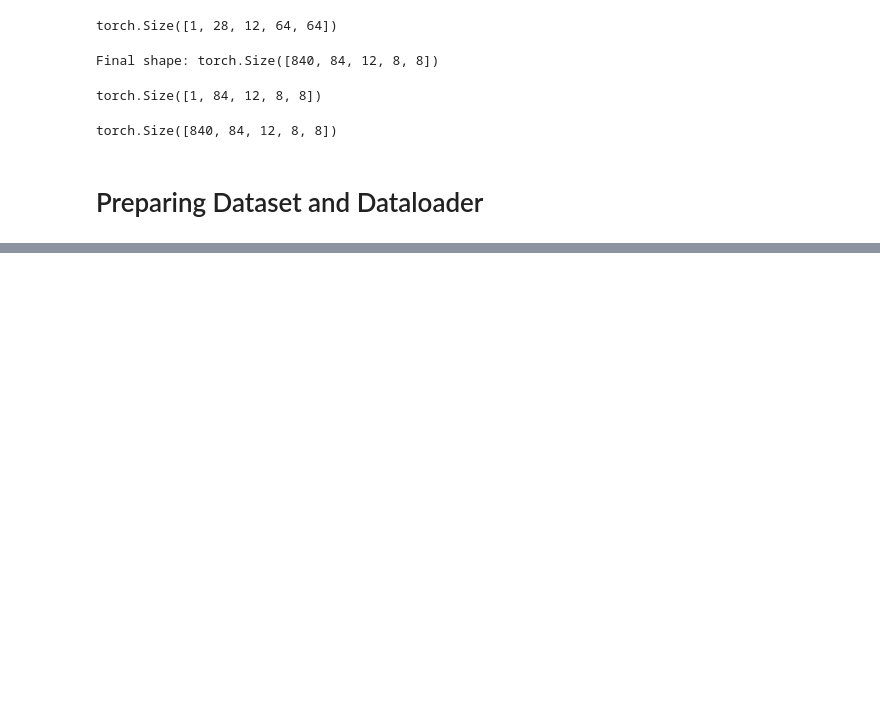
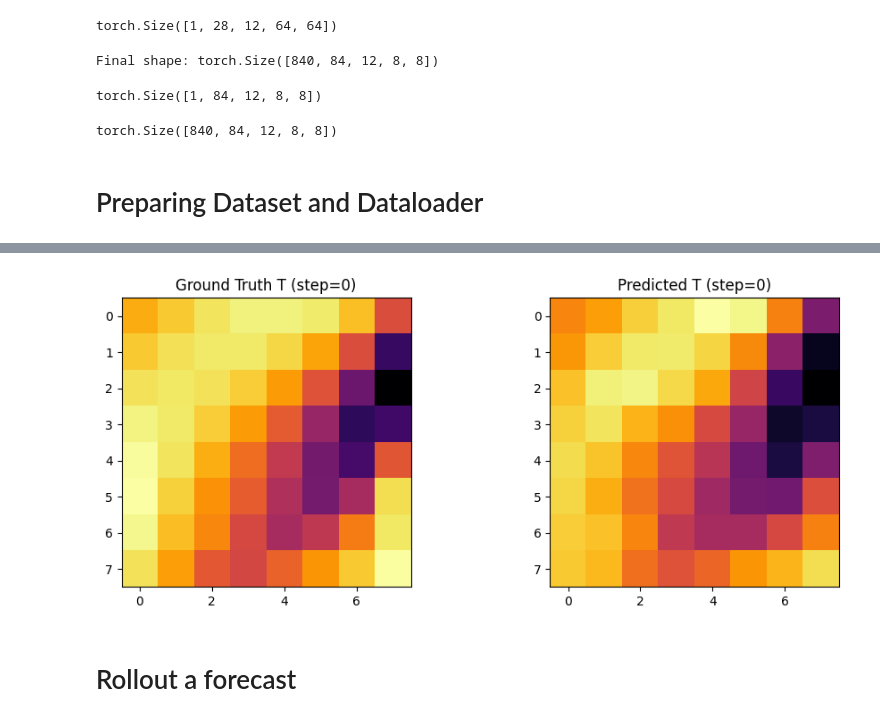
Before and after one commit to manmeet3591/mars_weather_digital_twin, a Jupyter notebook: mars_weather_dt.ipynb, the cells around one changed output, grey strips where cells are left out. Cells and saved outputs as stored; diff of their text form; code cells hidden in the pictures; blank space fills up the shorter version.

```diff
--- a/mars_weather_dt.ipynb
+++ b/mars_weather_dt.ipynb
@@ -622,0 +664,47 @@ Epoch [120/1000] - Train Loss: 0.0003, Validation Loss: 0.0003
+# %%
+def predict_sequence(model, input_seq, steps=5):
+    """
+    Rolls a forecast from input_seq (shape: [T, C, 12, 8, 8])
+    for a number of steps, using model's own predictions as inputs.
+    """
+    preds = []
+    current = input_seq.clone()
+    for _ in range(steps):
+        with torch.no_grad():
+            pred = model(current.unsqueeze(0).to(device)).squeeze(0).cpu()
+        preds.append(pred)
+        current = pred  # roll forward
+    return preds
+# %%
+sample_input = torch.from_numpy(inputs[0])  # shape: [84, 12, 8, 8]
+sample_target = [torch.from_numpy(targets[i]) for i in range(1, 6)]
+
+forecasted = predict_sequence(model, sample_input, steps=5)
+# %%
+import matplotlib.pyplot as plt
+
+def plot_comparison(preds, targets, level_index=0, variable="T", step=0):
+    """
+    Plot actual vs predicted for lowest pressure level at given step.
+    Assumes shape [84, 12, 8, 8] with T, U, V stacked on pfull.
+    """
+    # Assuming T is first third of channels
+    pfull = preds[step].shape[0] // 3
+    t_pred = preds[step][level_index].numpy()
+    t_true = targets[step][level_index].numpy()
+
+    fig, axs = plt.subplots(1, 2, figsize=(10, 4))
+    axs[0].imshow(t_true[0], cmap="inferno")
+    axs[0].set_title(f"Ground Truth T (step={step})")
+
+    axs[1].imshow(t_pred[0], cmap="inferno")
+    axs[1].set_title(f"Predicted T (step={step})")
+
+    plt.tight_layout()
+    plt.show()
+# %%
+plot_comparison(forecasted, sample_target, level_index=0, step=0)
+# %% [output]
+[figure, added]
+# %% [markdown]
+# Rollout a forecast
```
Also changed, not shown: parts of 6 cells of this notebook.
